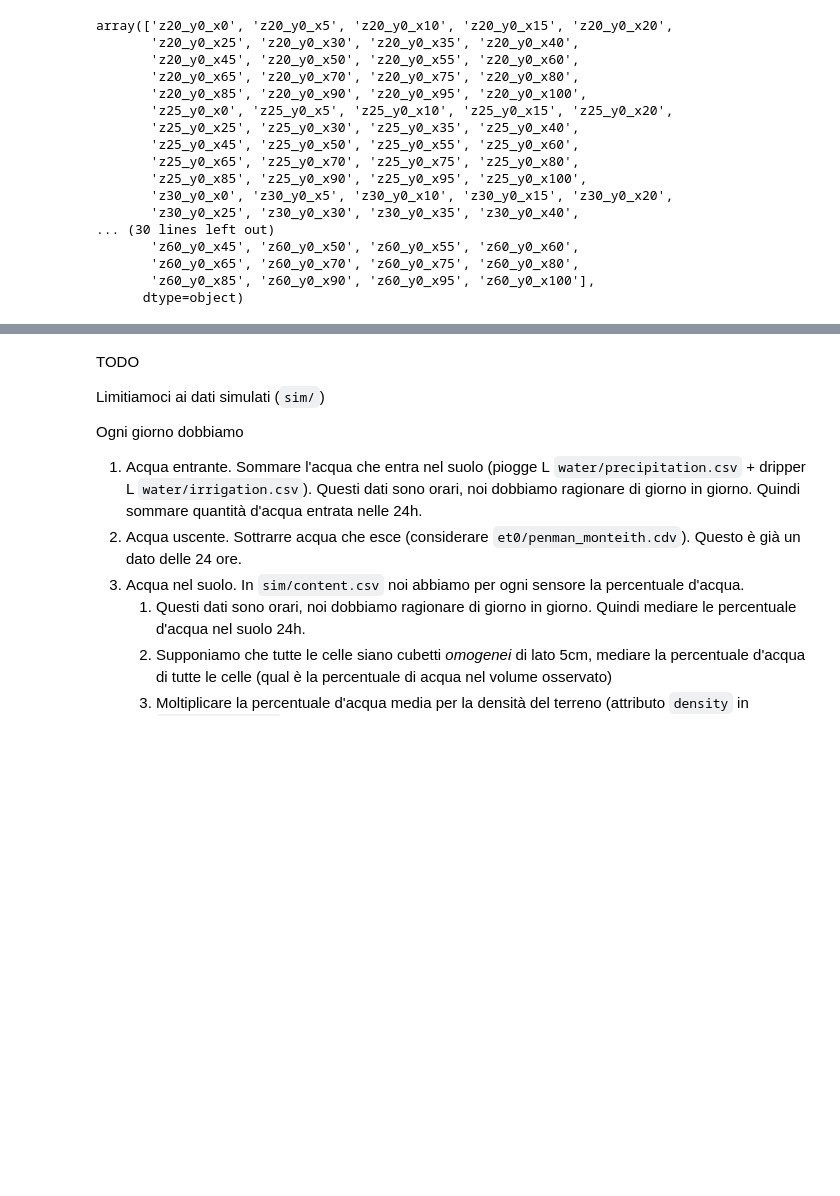
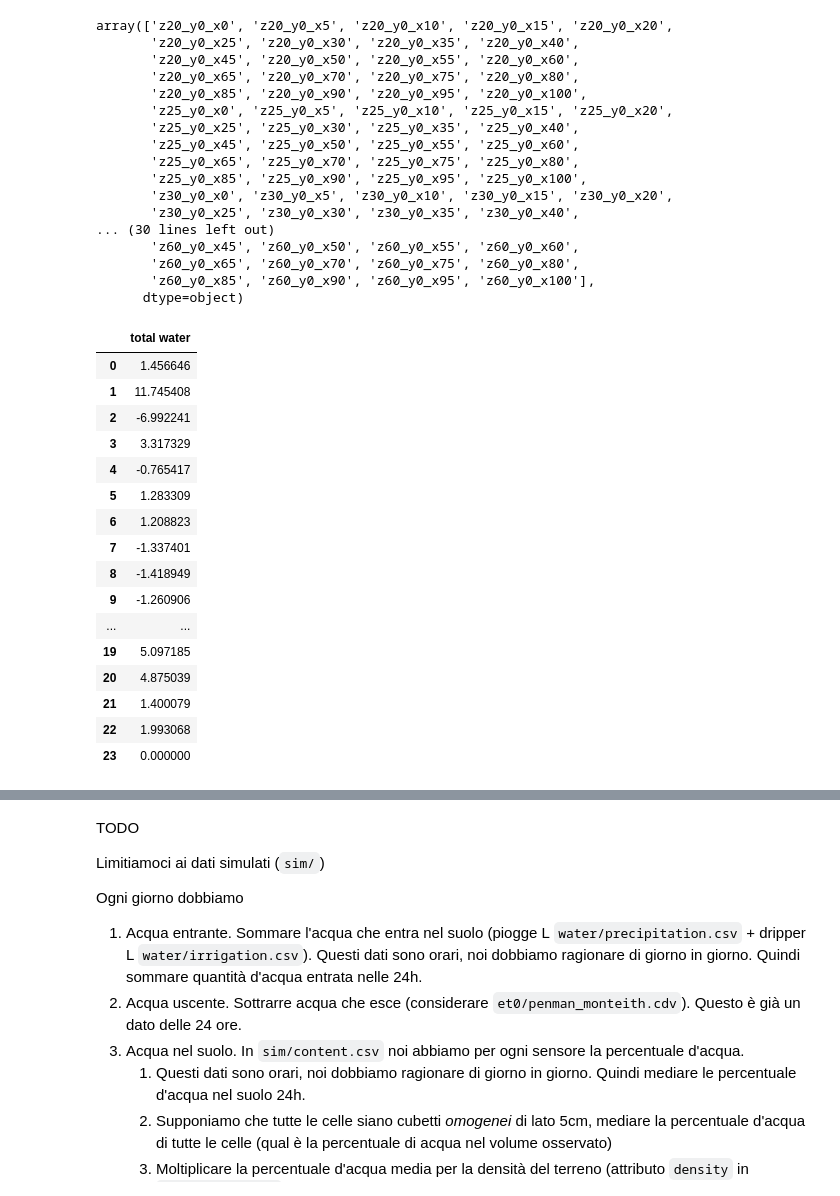
Before and after one commit to josephgiovanelli/et0_calculation, a Jupyter notebook: notebook.ipynb, the cells around one changed output, grey strips where cells are left out. Drawn from its saved outputs; the diff is of its cells as text; code cells hidden in the pictures; blank space fills up the shorter version.

```diff
--- a/notebook.ipynb
+++ b/notebook.ipynb
@@ -80,0 +106,33 @@ array(['z20_y0_x0', 'z20_y0_x5', 'z20_y0_x10', 'z20_y0_x15', 'z20_y0_x20',
+# %%
+
+
+#Calculating daily precipitation & irrigation values
+
+pr = set_days(pr,'timestamp','day').groupby(pr['day'], as_index=False)["precipitation"].sum()
+ir = set_days(ir,'timestamp','day').groupby(ir['day'], as_index=False)["irrigation"].sum()
+
+
+#Daily water deficit: irrigation + precipitation - et0
+
+tw = pd.DataFrame(ir['irrigation'].add(pr['precipitation'].sub(et['et0'],fill_value=0)),columns=['total water'])
+
+
+tw
+# %% [output]
+|  | total water |
+| 0 | 1.456646 |
+| 1 | 11.745408 |
+| 2 | -6.992241 |
+| 3 | 3.317329 |
+| 4 | -0.765417 |
+| 5 | 1.283309 |
+| 6 | 1.208823 |
+| 7 | -1.337401 |
+| 8 | -1.418949 |
+| 9 | -1.260906 |
+| ... | ... |
+| 19 | 5.097185 |
+| 20 | 4.875039 |
+| 21 | 1.400079 |
+| 22 | 1.993068 |
+| 23 | 0.000000 |
```
Also changed, not shown: parts of 6 cells of this notebook.
